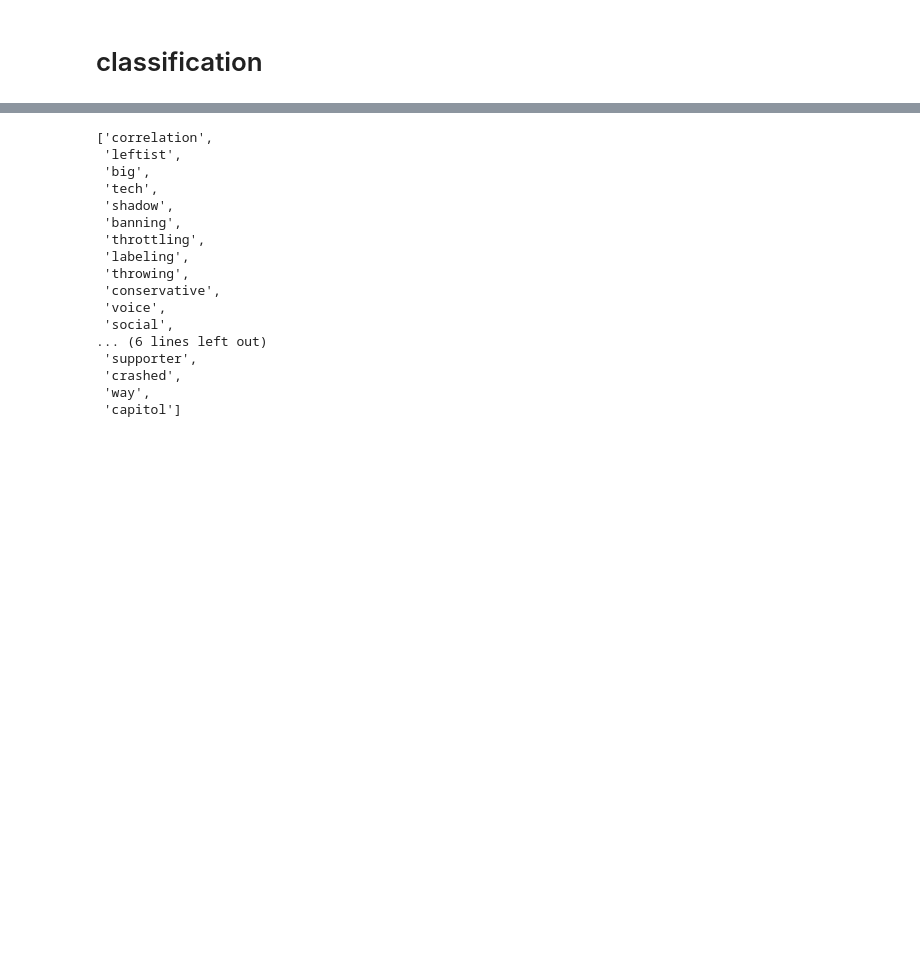
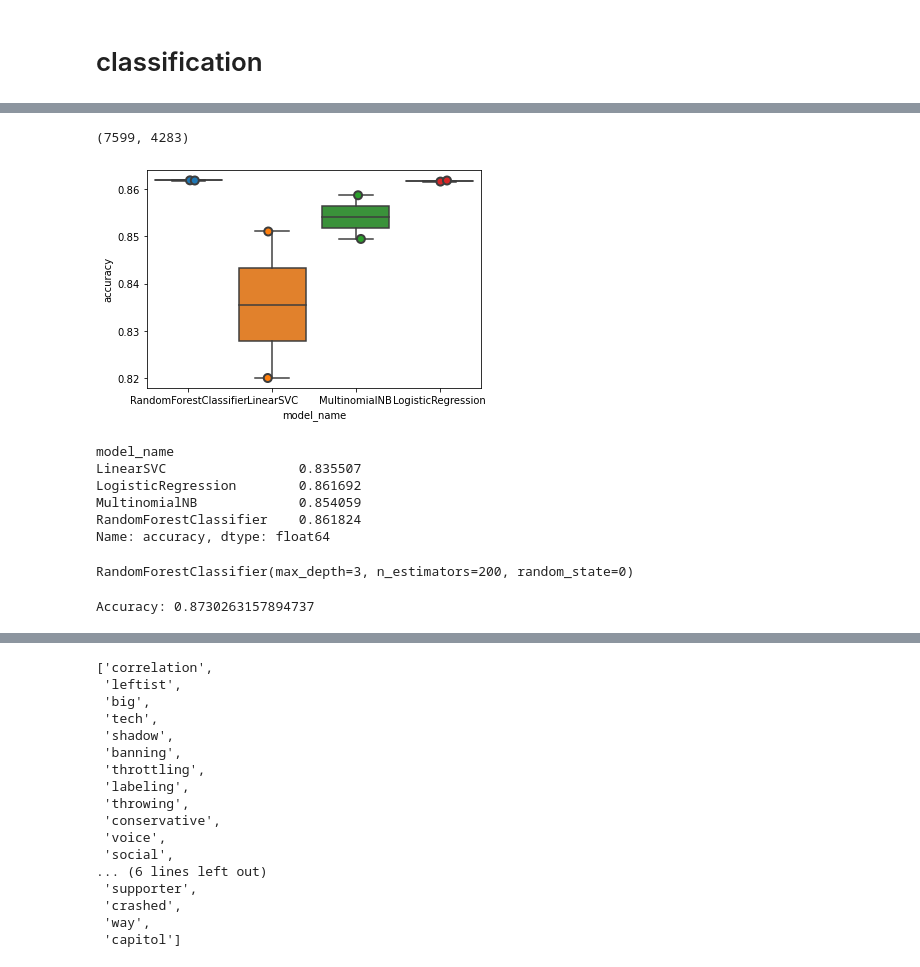
Before and after one commit to DaryaZareM/twitter-relevance-detector, a Jupyter notebook: code.ipynb, the cells around one changed output, grey strips where cells are left out. Saved outputs shown, nothing was run; the diff lists cells and outputs as text; code cells hidden in the pictures; blank space fills up the shorter version.

```diff
--- a/code.ipynb
+++ b/code.ipynb
@@ -149,6 +149,8 @@ def lemmatizer(text):
     lemm_text = [wordnet_lemmatizer.lemmatize(word) for word in text]
     return lemm_text
 id_text['msg_lemmatized']=id_text['msg_tokenied'].apply(lambda x:lemmatizer(x))
+# %%
+id_text['msg_sent']=id_text['msg_lemmatized'].apply(lambda x:" ".join(x))
 # %% [markdown]
 # classification
 # %%
@@ -161,5 +167,19 @@ for i in range(len(y)):
         y[i]=1
     else:
         y[i]=0
+# %%
+from sklearn.feature_extraction.text import TfidfVectorizer
+
+tfidf = TfidfVectorizer(sublinear_tf=True, min_df=5, norm='l2', encoding='latin-1', ngram_range=(1, 2), stop_words='english')
+
+features = tfidf.fit_transform(X).toarray()
+labels = y
+features.shape
+# %% [output]
+(7599, 4283)
+# %%
+y=y.reshape(7599,)
+y=y.astype('int')
+labels=labels.astype('int')
 # %%
 from sklearn.model_selection import train_test_split
@@ -166,0 +197,47 @@ X_train, X_test, y_train, y_test = train_test_split(X, y, test_size = 0.2, rando
+# %%
+from sklearn.linear_model import LogisticRegression
+from sklearn.ensemble import RandomForestClassifier
+from sklearn.naive_bayes import MultinomialNB
+from sklearn.svm import LinearSVC
+
+from sklearn.model_selection import cross_val_score
+
+
+models = [
+    RandomForestClassifier(n_estimators=200, max_depth=3, random_state=0),
+    LinearSVC(),
+    MultinomialNB(),
+    LogisticRegression(random_state=0),
+]
+CV = 2
+cv_df = pd.DataFrame(index=range(CV * len(models)))
+entries = []
+for model in models:
+    model_name = model.__class__.__name__
+    accuracies = cross_val_score(model, features, labels, scoring='accuracy', cv=CV)
+    for fold_idx, accuracy in enumerate(accuracies):
+        entries.append((model_name, fold_idx, accuracy))
+cv_df = pd.DataFrame(entries, columns=['model_name', 'fold_idx', 'accuracy'])
+# %%
+import seaborn as sns
+
+sns.boxplot(x='model_name', y='accuracy', data=cv_df)
+sns.stripplot(x='model_name', y='accuracy', data=cv_df,
+              size=8, jitter=True, edgecolor="gray", linewidth=2)
+plt.show()
+# %% [output]
+[figure, added]
+# %%
+cv_df.groupby('model_name').accuracy.mean()
+# %% [output]
+model_name
+LinearSVC                 0.835507
+LogisticRegression        0.861692
+MultinomialNB             0.854059
+RandomForestClassifier    0.861824
+Name: accuracy, dtype: float64
+# %%
+model=RandomForestClassifier(n_estimators=200, max_depth=3, random_state=0)
+model.fit(X_train,y_train)
+# %% [output]
+RandomForestClassifier(max_depth=3, n_estimators=200, random_state=0)
@@ -166,0 +246,6 @@ X_train, X_test, y_train, y_test = train_test_split(X, y, test_size = 0.2, rando
+# %%
+from sklearn import metrics
+# Model Accuracy, how often is the classifier correct?
+print("Accuracy:",metrics.accuracy_score(y_test, y_pred))
+# %% [output]
+Accuracy: 0.8730263157894737
```
Also changed, not shown: parts of 10 cells of this notebook, 1 other file.
